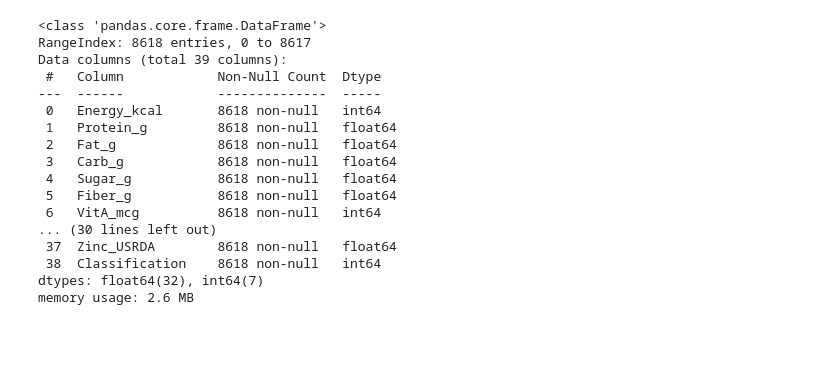
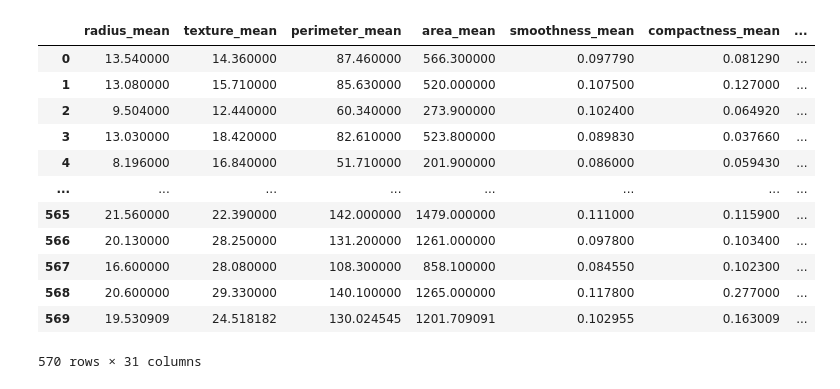
Before and after one commit to Narula901/Feature-Reduction, a Jupyter notebook: PCA.ipynb, the cells around one changed output. Cells and saved outputs as stored; diff of their text form; code cells hidden in the pictures; blank space fills up the shorter version.

Commit message:
Modified Data

```diff
--- a/PCA.ipynb
+++ b/PCA.ipynb
@@ -42,21 +3,17 @@ Nutrition.describe()
-# %%
-# Analyse Column values
-Nutrition.info()
-# %% [output]
-<class 'pandas.core.frame.DataFrame'>
-RangeIndex: 8618 entries, 0 to 8617
-Data columns (total 39 columns):
- #   Column            Non-Null Count  Dtype
----  ------            --------------  -----
- 0   Energy_kcal       8618 non-null   int64
- 1   Protein_g         8618 non-null   float64
- 2   Fat_g             8618 non-null   float64
- 3   Carb_g            8618 non-null   float64
- 4   Sugar_g           8618 non-null   float64
- 5   Fiber_g           8618 non-null   float64
- 6   VitA_mcg          8618 non-null   int64
-... (30 lines left out)
- 37  Zinc_USRDA        8618 non-null   float64
- 38  Classification    8618 non-null   int64
-dtypes: float64(32), int64(7)
-memory usage: 2.6 MB
+# %%
+breast_Cancer = pd.read_csv('C:\\Users\\JITENDRA\\Downloads\\Breast Cancer.csv')
+breast_Cancer
+# %% [output]
+|  | radius_mean | texture_mean | perimeter_mean | area_mean | smoothness_mean | compactness_mean | ... |
+| 0 | 13.540000 | 14.360000 | 87.460000 | 566.300000 | 0.097790 | 0.081290 | ... |
+| 1 | 13.080000 | 15.710000 | 85.630000 | 520.000000 | 0.107500 | 0.127000 | ... |
+| 2 | 9.504000 | 12.440000 | 60.340000 | 273.900000 | 0.102400 | 0.064920 | ... |
+| 3 | 13.030000 | 18.420000 | 82.610000 | 523.800000 | 0.089830 | 0.037660 | ... |
+| 4 | 8.196000 | 16.840000 | 51.710000 | 201.900000 | 0.086000 | 0.059430 | ... |
+| ... | ... | ... | ... | ... | ... | ... | ... |
+| 565 | 21.560000 | 22.390000 | 142.000000 | 1479.000000 | 0.111000 | 0.115900 | ... |
+| 566 | 20.130000 | 28.250000 | 131.200000 | 1261.000000 | 0.097800 | 0.103400 | ... |
+| 567 | 16.600000 | 28.080000 | 108.300000 | 858.100000 | 0.084550 | 0.102300 | ... |
+| 568 | 20.600000 | 29.330000 | 140.100000 | 1265.000000 | 0.117800 | 0.277000 | ... |
+| 569 | 19.530909 | 24.518182 | 130.024545 | 1201.709091 | 0.102955 | 0.163009 | ... |
+570 rows × 31 columns
```
Also changed, not shown: parts of 25 cells of this notebook, 1 other file.
